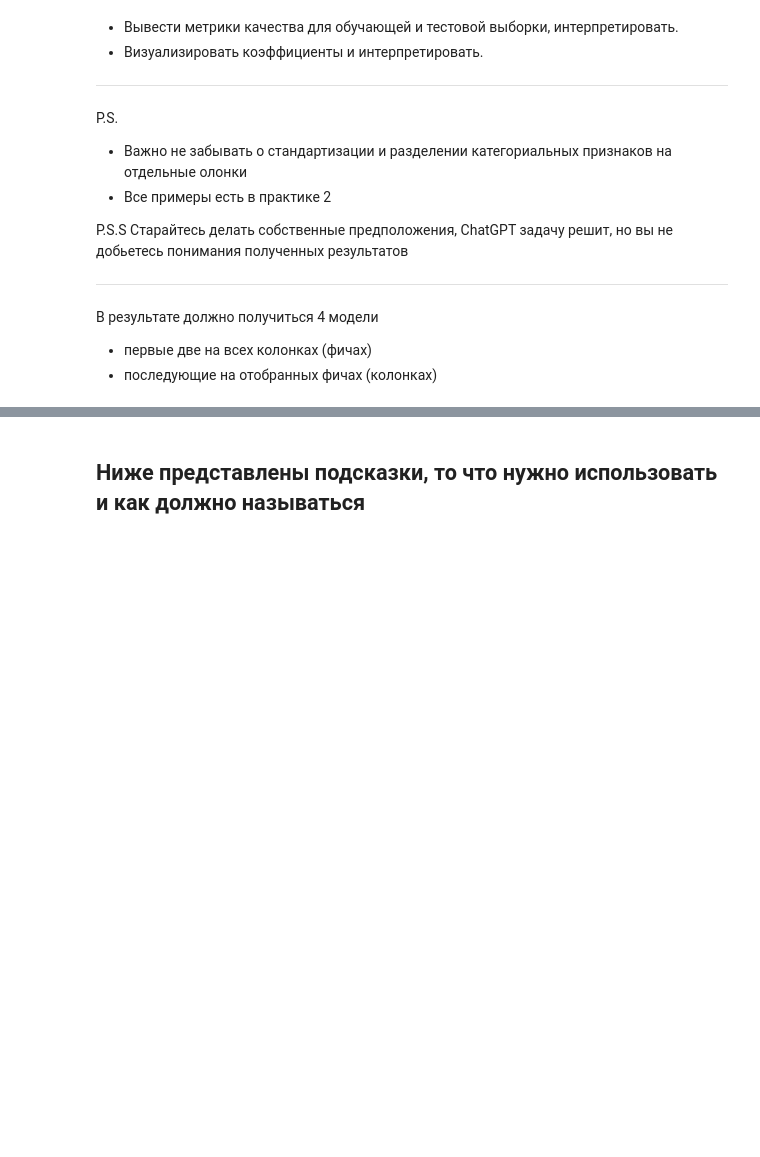
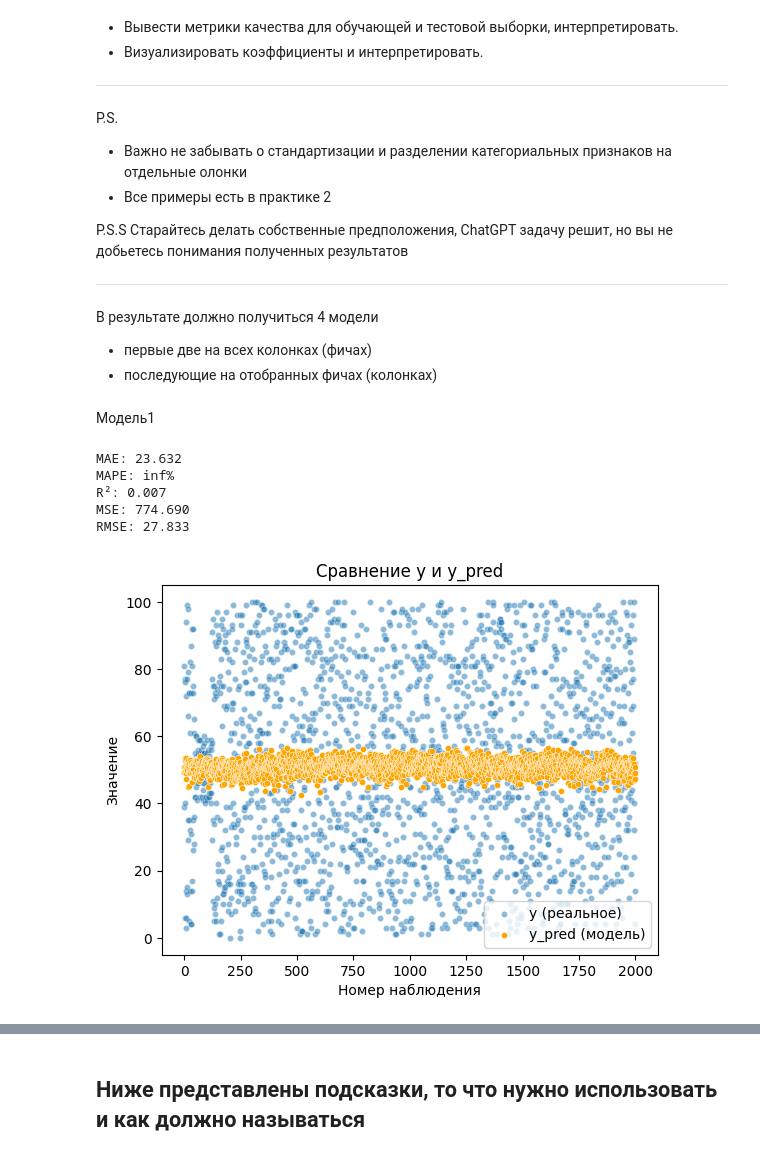
Before and after one commit to Canchili/-, a Jupyter notebook: Копия_блокнота_"Домашнее_задание_2_ipynb".ipynb, the cells around one changed output, grey strips where cells are left out. Saved outputs shown, nothing was run; the diff lists cells and outputs as text; code cells hidden in the pictures; blank space fills up the shorter version.

```diff
--- a/Копия_блокнота_"Домашнее_задание_2_ipynb".ipynb
+++ b/Копия_блокнота_"Домашнее_задание_2_ipynb".ipynb
@@ -169,0 +174,57 @@ P.S.S
+# %% [markdown]
+Модель1
+# %%
+numeric_features = [f for f in best_features if f not in categorial_features]
+
+# OneHot кодирование категориальных признаков
+encoder = OneHotEncoder(drop='first', sparse_output=False)
+X_cat_encoded = encoder.fit_transform(df[categorial_features])
+cat_feature_names = encoder.get_feature_names_out(categorial_features)
+
+# Стандартизация числовых признаков
+scaler = StandardScaler()
+X_num_scaled = scaler.fit_transform(df[numeric_features])
+
+# Объединяем обработанные признаки в DataFrame с именами столбцов
+X_scaled = pd.DataFrame(np.hstack([X_num_scaled, X_cat_encoded]),
+                        columns=list(numeric_features) + list(cat_feature_names),
+                        index=df.index)
+
+# Целевая переменная
+y = df[target]
+
+# Создание и обучение модели на всей выборке
+model1 = LinearRegression()
+model1.fit(X_scaled, y)
+
+# Предсказания на той же выборке
+y_pred = model1.predict(X_scaled)
+
+# Вычисление метрик
+mae = mean_absolute_error(y, y_pred)
+mse = mean_squared_error(y, y_pred)
+rmse = np.sqrt(mse)
+r2 = r2_score(y, y_pred)
+mape = np.mean(np.abs((y - y_pred) / y)) * 100
+
+print(f'MAE: {mae:.3f}')
+print(f'MAPE: {mape:.2f}%')
+print(f'R²: {r2:.3f}')
+print(f'MSE: {mse:.3f}')
+print(f'RMSE: {rmse:.3f}')
+
+sns.scatterplot(x=range(len(y)), y=y, label="y (реальное)", alpha=0.5, s=20)
+sns.scatterplot(x=range(len(y_pred)), y=y_pred, label="y_pred (модель)", color="orange", s=20)
+
+plt.xlabel("Номер наблюдения")
+plt.ylabel("Значение")
+plt.title("Сравнение y и y_pred")
+plt.legend()
+plt.show()
+# %% [output]
+MAE: 23.632
+MAPE: inf%
+R²: 0.007
+MSE: 774.690
+RMSE: 27.833
+[figure, added]
```
Also changed, not shown: parts of 3 cells of this notebook.
